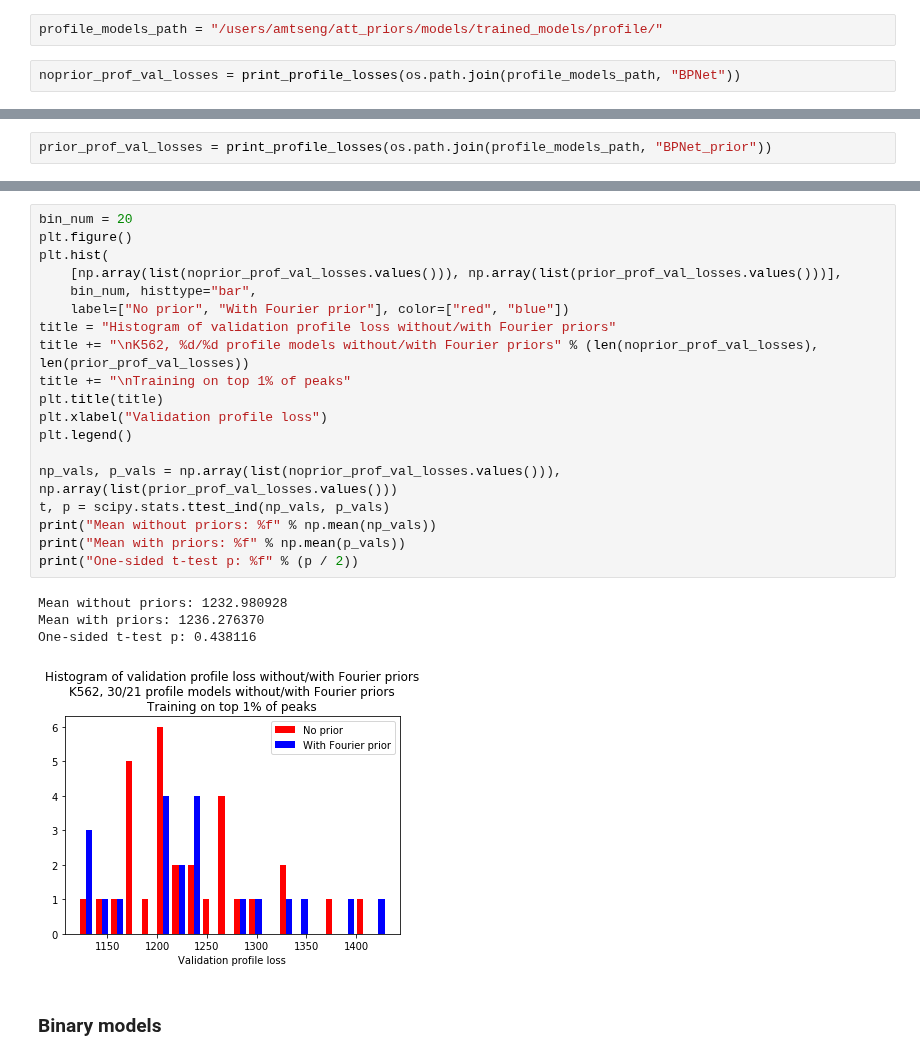
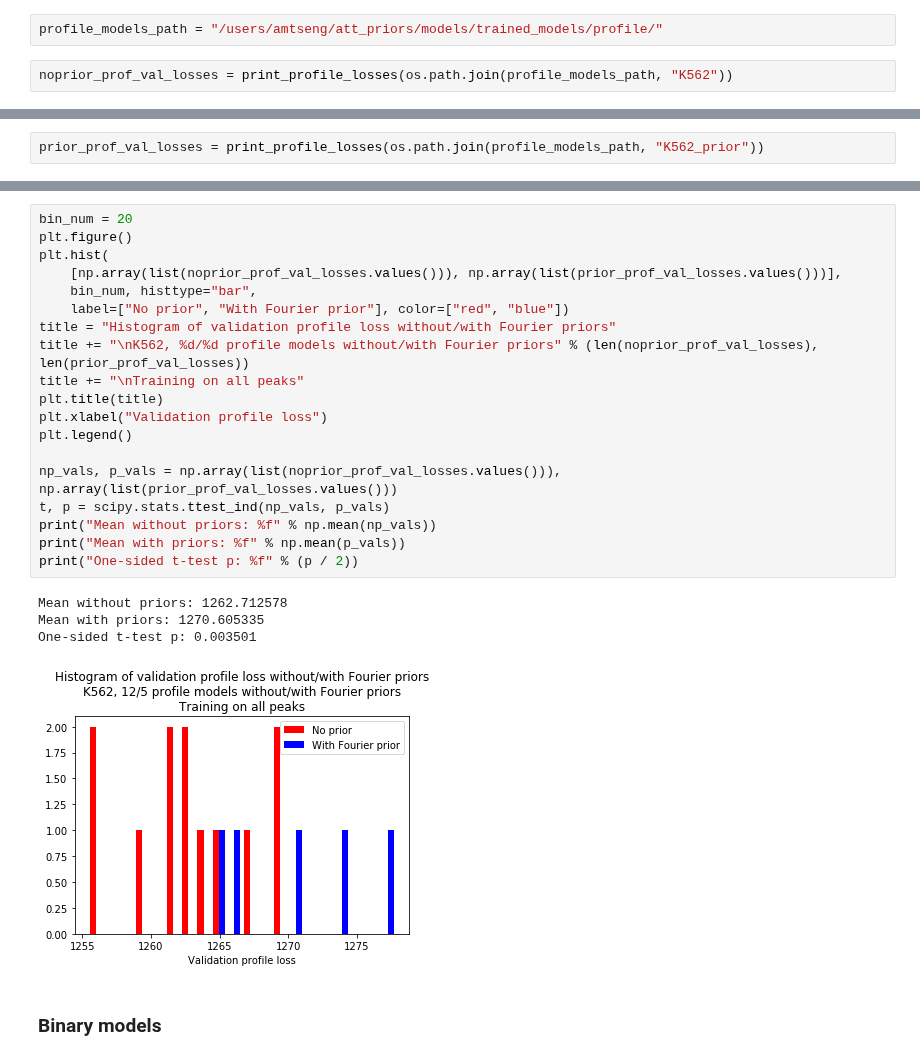
Before and after one commit to amtseng/fourier_attribution_priors, a Jupyter notebook: notebooks/training_statistics.ipynb, the cells around one changed output, grey strips where cells are left out. Cells and saved outputs as stored; diff of their text form.

Commit message:
Update notebooks for consistency plotting and summit distance

```diff
--- a/notebooks/training_statistics.ipynb
+++ b/notebooks/training_statistics.ipynb
@@ -98,6 +98,6 @@ def print_profile_losses(models_path, max_epoch=None):
 # %%
 profile_models_path = "/users/amtseng/att_priors/models/trained_models/profile/"
 # %%
-noprior_prof_val_losses = print_profile_losses(os.path.join(profile_models_path, "BPNet"))
+noprior_prof_val_losses = print_profile_losses(os.path.join(profile_models_path, "K562"))
 # %% [output]
 Best profile loss overall:
@@ -120,4 +120,4 @@ Best epoch in each run:
 # %%
-prior_prof_val_losses = print_profile_losses(os.path.join(profile_models_path, "BPNet_prior"))
+prior_prof_val_losses = print_profile_losses(os.path.join(profile_models_path, "K562_prior"))
 # %% [output]
 Best profile loss overall:
@@ -140,27 +140,27 @@ Best epoch in each run:
 # %%
 bin_num = 20
 plt.figure()
 plt.hist(
     [np.array(list(noprior_prof_val_losses.values())), np.array(list(prior_prof_val_losses.values()))],
     bin_num, histtype="bar",
     label=["No prior", "With Fourier prior"], color=["red", "blue"])
 title = "Histogram of validation profile loss without/with Fourier priors"
 title += "\nK562, %d/%d profile models without/with Fourier priors" % (len(noprior_prof_val_losses), len(prior_prof_val_losses))
-title += "\nTraining on top 1% of peaks"
+title += "\nTraining on all peaks"
 plt.title(title)
 plt.xlabel("Validation profile loss")
 plt.legend()
 
 np_vals, p_vals = np.array(list(noprior_prof_val_losses.values())), np.array(list(prior_prof_val_losses.values()))
 t, p = scipy.stats.ttest_ind(np_vals, p_vals)
 print("Mean without priors: %f" % np.mean(np_vals))
 print("Mean with priors: %f" % np.mean(p_vals))
 print("One-sided t-test p: %f" % (p / 2))
 # %% [output]
-Mean without priors: 1232.980928
-Mean with priors: 1236.276370
-One-sided t-test p: 0.438116
+Mean without priors: 1262.712578
+Mean with priors: 1270.605335
+One-sided t-test p: 0.003501
-[figure, old version]
+[figure, new version]
 # %% [markdown]
 ### Binary models
 # %%
```
Also changed, not shown: parts of 5 cells of this notebook, 6 other files.
